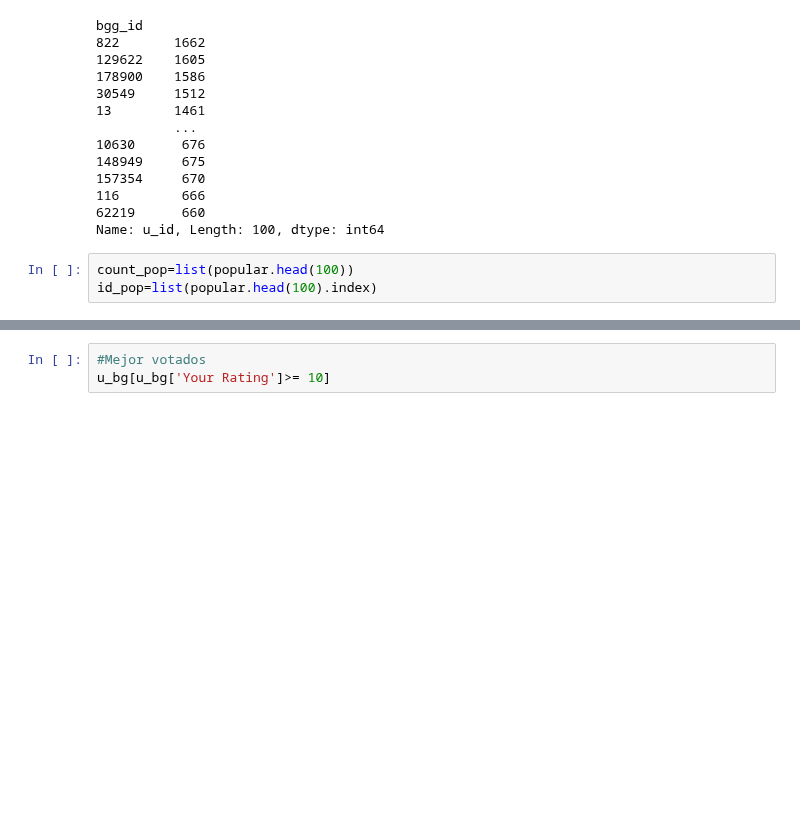
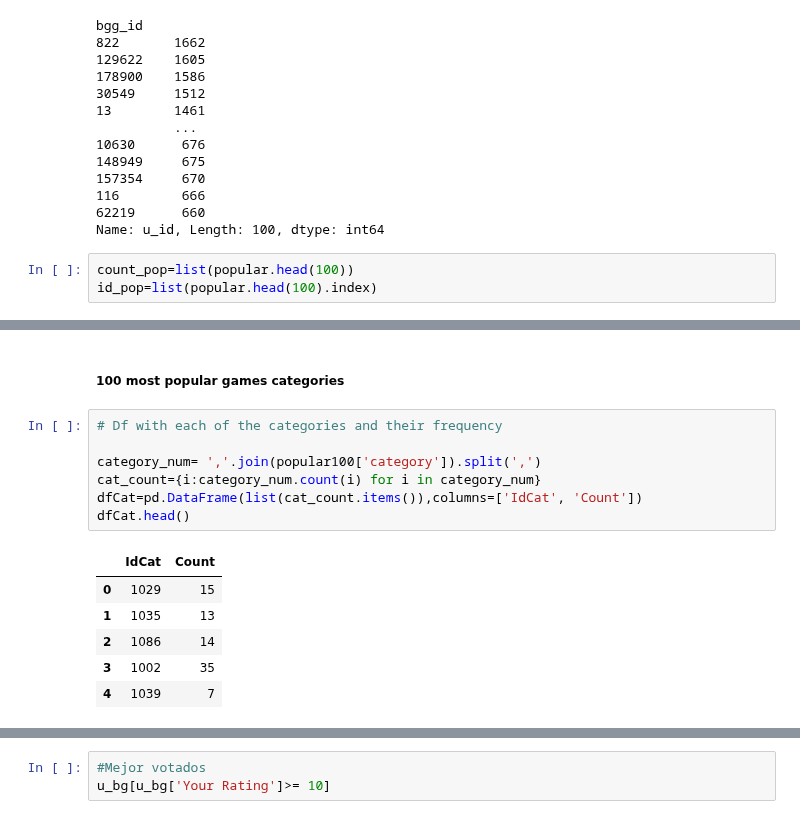
Before and after one commit to LourdesRodriguez/recommender_system, a Jupyter notebook: 2_Data_Understanding.ipynb, the cells around one changed output, grey strips where cells are left out. Drawn from its saved outputs; the diff is of its cells as text; blank space fills up the shorter version.

```diff
--- a/2_Data_Understanding.ipynb
+++ b/2_Data_Understanding.ipynb
@@ -1076,3 +1076,19 @@ popular100.head()
 | 2 | 178900 | 1586 | Codenames | 2015 | 789 | 2.0 | 8.0 | 15.0 | 15.0 | ... |
 | 3 | 30549 | 1512 | Pandemic | 2008 | 378 | 2.0 | 4.0 | 45.0 | 45.0 | ... |
 | 4 | 13 | 1461 | Catan | 1995 | 11 | 3.0 | 4.0 | 60.0 | 120.0 | ... |
+# %% [markdown]
+##### 100 most popular games categories
+# %%
+# Df with each of the categories and their frequency
+
+category_num= ','.join(popular100['category']).split(',')
+cat_count={i:category_num.count(i) for i in category_num}
+dfCat=pd.DataFrame(list(cat_count.items()),columns=['IdCat', 'Count'])
+dfCat.head()
+# %% [output]
+|  | IdCat | Count |
+| 0 | 1029 | 15 |
+| 1 | 1035 | 13 |
+| 2 | 1086 | 14 |
+| 3 | 1002 | 35 |
+| 4 | 1039 | 7 |
```
Also changed, not shown: parts of 9 cells of this notebook.
